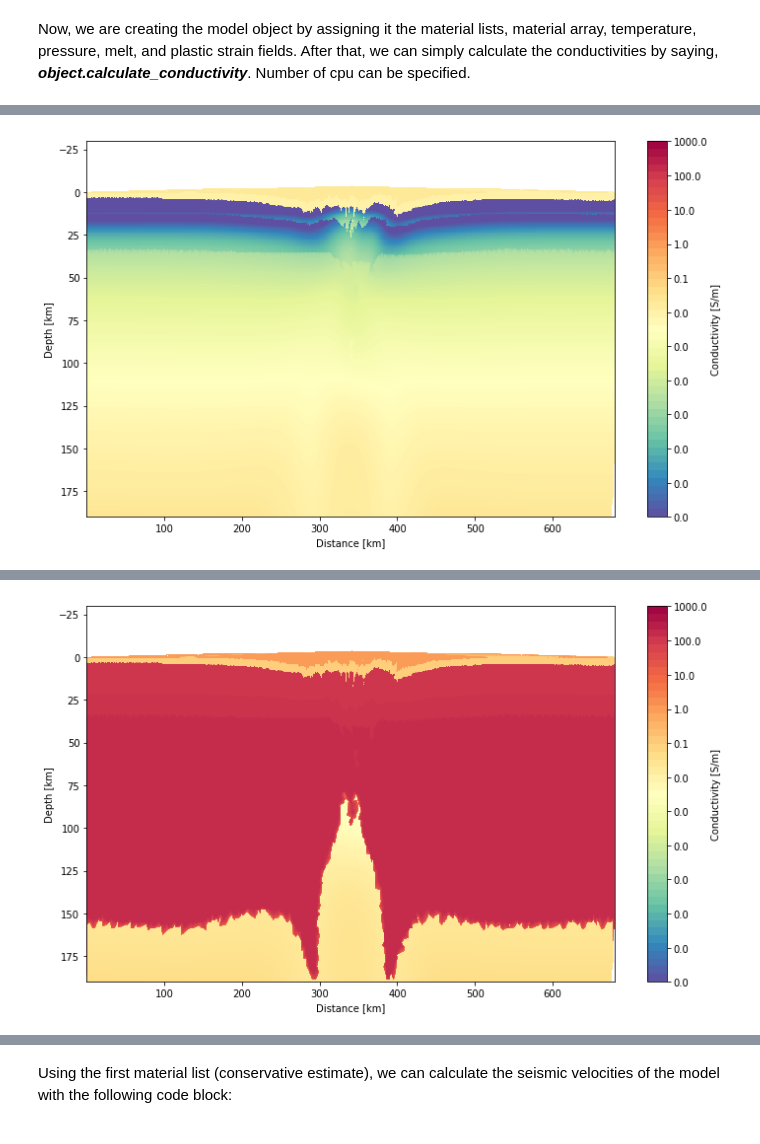
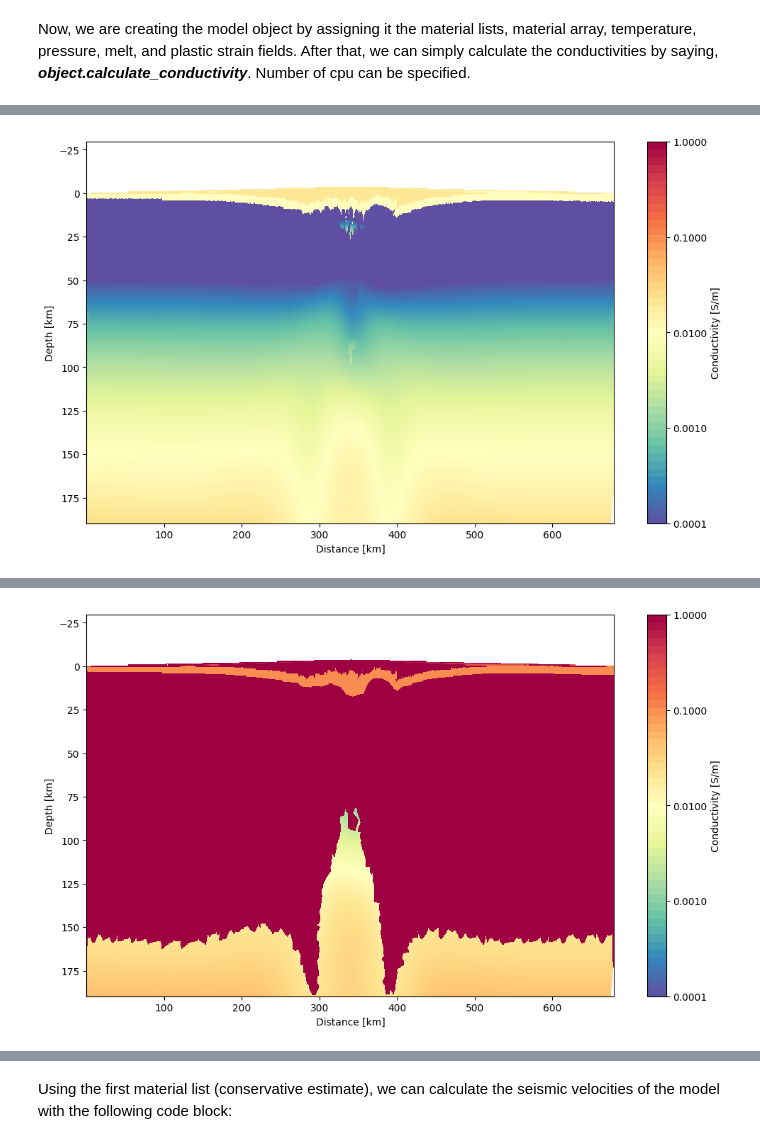
Before and after one commit to sinanozaydin/pide, a Jupyter notebook: examples/notebooks/10_2D_Underworld_Conversion_II_Narrow_Rift.ipynb, the cells around one changed output, grey strips where cells are left out. Drawn from its saved outputs; the diff is of its cells as text; code cells hidden in the pictures.

```diff
--- a/examples/notebooks/10_2D_Underworld_Conversion_II_Narrow_Rift.ipynb
+++ b/examples/notebooks/10_2D_Underworld_Conversion_II_Narrow_Rift.ipynb
@@ -193,13 +193,13 @@ Felsic_Granulite_Lower_Crust = Material(name = 'Felsic_Granulite_Lower_Crust', m
 'opx':0.05, 'amp':0.1, 'quartz': 0.15},
 el_cond_selections = {'plag':1, 'garnet': 0, 'opx':0, 'amp':0, 'quartz': 7}, solid_phase_mixing_idx = 1,
 deformation_dict = {'function_method':'exponential',
-'conductivity_decay_factor':0.2, 'strain_decay_factor':0.2,'strain_percolation_threshold':None})
+'conductivity_decay_factor':0.7, 'conductivity_decay_factor_2':0.2, 'strain_decay_factor':0.3,'strain_percolation_threshold':None})
 
 Felsic_Granulite_Lower_Crust_b = Material(name = 'Felsic_Granulite_Lower_Crust_b', material_index=12, calculation_type = 'mineral', composition = {'plag':0.4275, 'garnet': 0.2375,
 'opx':0.0475, 'amp':0.095, 'quartz': 0.1425, 'sulphide': 0.05},
 el_cond_selections = {'plag':1, 'garnet': 0, 'opx':0, 'amp':0, 'quartz': 7, 'sulphide': 0}, solid_phase_mixing_idx = 2,
 deformation_dict = {'function_method':'exponential',
-'conductivity_decay_factor':0.2, 'strain_decay_factor':0.2,'strain_percolation_threshold':None})
+'conductivity_decay_factor':0.7, 'conductivity_decay_factor_2':0.2, 'strain_decay_factor':0.3,'strain_percolation_threshold':None})
 
 Felsic_Granulite_Lower_Crust_2 = Material()
 Felsic_Granulite_Lower_Crust_2_b = Material()
@@ -219,13 +219,13 @@ Mafic_Granulite_Lower_Crust = Material(name = 'Mafic_Granulite_Lower_Crust', mat
 'cpx':0.25, 'opx':0.05,'amp':0.12, 'quartz':0.04,'kfelds':0.03,'other':0.01},
 el_cond_selections = {'plag':1, 'garnet': 0, 'opx':0, 'amp':0, 'quartz': 7, 'cpx':9, 'kfelds':2, 'other':0}, solid_phase_mixing_idx = 1,
 deformation_dict = {'function_method':'exponential',
-'conductivity_decay_factor':0.2, 'strain_decay_factor':0.2,'strain_percolation_threshold':None})
+'conductivity_decay_factor':0.7, 'conductivity_decay_factor_2':0.2, 'strain_decay_factor':0.3,'strain_percolation_threshold':None})
 
 Mafic_Granulite_Lower_Crust_b = Material(name = 'Mafic_Granulite_Lower_Crust_b', material_index=15, calculation_type = 'mineral', composition = {'plag':0.2945, 'garnet':0.1805,
 'cpx':0.2375, 'opx':0.0475,'amp':0.114, 'quartz':0.038,'kfelds':0.0285,'other':0.0095, 'sulphide': 0.05},
 el_cond_selections = {'plag':1, 'garnet': 0, 'opx':0, 'amp':0, 'quartz': 7, 'cpx':9, 'kfelds':2, 'other':0, 'sulphide': 0}, solid_phase_mixing_idx = 2,
 deformation_dict = {'function_method':'exponential',
-'conductivity_decay_factor':0.2, 'strain_decay_factor':0.2,'strain_percolation_threshold':None})
+'conductivity_decay_factor':0.7, 'conductivity_decay_factor_2':0.2, 'strain_decay_factor':0.3,'strain_percolation_threshold':None})
 
 Mafic_Granulite_Lower_Crust_2 = Material()
 Mafic_Granulite_Lower_Crust_2_b = Material()
@@ -244,7 +244,7 @@ interconnectivities = {'ol':1,'opx':2,'garnet':5, 'cpx':5},
 el_cond_selections = {'ol':4, 'opx':0, 'garnet':0,'cpx':0}, water_distr = True, water = {'bulk':100},
 xfe = {'ol':0.1,'opx':0.1,'garnet':0.1, 'cpx':0.1}, solid_phase_mixing_idx = 0,
 deformation_dict = {'function_method':'exponential',
-'conductivity_decay_factor':0.2, 'strain_decay_factor':0.2,'strain_percolation_threshold':None})
+'conductivity_decay_factor':0.7, 'conductivity_decay_factor_2':0.2, 'strain_decay_factor':0.3,'strain_percolation_threshold':None})
 
 Upper_Mantle_b = Material(name = 'Upper_Mantle', material_index = 17,
 calculation_type = 'mineral', composition = {'ol':0.62,'opx':0.24,'garnet':0.045,'cpx':0.045,'sulphide':0.05},
@@ -252,7 +252,7 @@ interconnectivities = {'ol':1,'opx':2,'garnet':5, 'cpx':5,'sulphide':1},
 el_cond_selections = {'ol':4, 'opx':0, 'garnet':0,'cpx':0,'sulphide':0}, water_distr = True, water = {'bulk':100},
 xfe = {'ol':0.1,'opx':0.1,'garnet':0.1, 'cpx':0.1}, solid_phase_mixing_idx = 0,
 deformation_dict = {'function_method':'exponential',
-'conductivity_decay_factor':0.2, 'strain_decay_factor':0.2,'strain_percolation_threshold':None})
+'conductivity_decay_factor':0.7, 'conductivity_decay_factor_2':0.2, 'strain_decay_factor':0.3,'strain_percolation_threshold':None})
 
 #Asthenospheric mantle - A lherzolite with 100 ppm water object where conductive counterpart has 300 ppm water in it.
 Asthenosphere = Material(name = 'Asthenospheric_Mantle_Object', material_index = 18,
@@ -261,7 +261,7 @@ interconnectivities = {'ol':1,'opx':2,'garnet':5, 'cpx':5},
 el_cond_selections = {'ol':4, 'opx':0, 'garnet':0,'cpx':0}, water_distr = True, water = {'bulk':100},
 xfe = {'ol':0.1,'opx':0.1,'garnet':0.1, 'cpx':0.1}, solid_phase_mixing_idx = 0,
 deformation_dict = {'function_method':'exponential',
-'conductivity_decay_factor':0.2, 'strain_decay_factor':0.2,'strain_percolation_threshold':None})
+'conductivity_decay_factor':0.7, 'conductivity_decay_factor_2':0.2, 'strain_decay_factor':0.3,'strain_percolation_threshold':None})
 
 Asthenosphere_b = Material(name = 'Asthenospheric_Mantle_Object', material_index = 18,
 calculation_type = 'mineral', composition = {'ol':0.65,'opx':0.25,'garnet':0.05,'cpx':0.05},
@@ -269,7 +269,7 @@ interconnectivities = {'ol':1,'opx':2,'garnet':5, 'cpx':5},
 el_cond_selections = {'ol':4, 'opx':0, 'garnet':0,'cpx':0}, water_distr = True, water = {'bulk':300},
 xfe = {'ol':0.1,'opx':0.1,'garnet':0.1, 'cpx':0.1}, solid_phase_mixing_idx = 0,
 deformation_dict = {'function_method':'exponential',
-'conductivity_decay_factor':0.2, 'strain_decay_factor':0.2,'strain_percolation_threshold':None})
+'conductivity_decay_factor':0.7, 'conductivity_decay_factor_2':0.2, 'strain_decay_factor':0.3,'strain_percolation_threshold':None})
 # %% [markdown]
 Now, we want to put them in a list in order to put them in a *Model* object. We also want to define a *material_skip_list*, which is the node skip rate for eatch material included in the lists. This is useful for something like asthenosphere where we do not have much heterogeneity and value can be calculated on a basis of calculating only some of the nodes.
 # %%
@@ -310,15 +310,15 @@ The conductivity for the material  Upper_Mantle  is calculated.
 The conductivity for the material  Asthenospheric_Mantle_Object  is calculated.
 ##############################################################
 # %%
-plot_2D_underworld_Field(xmesh = x_mesh_centers, ymesh = y_mesh_centers, Field = backgr_cond,cblimit_up = 1e3,
-cblimit_down = 1e-8, log_bool=True, cb_name = 'Spectral_r',cbar_label = 'Conductivity [S/m]',plot_save = False)
+plot_2D_underworld_Field(xmesh = x_mesh_centers, ymesh = y_mesh_centers, Field = backgr_cond,cblimit_up = 1,
+cblimit_down = 1e-4, log_bool=True, cb_name = 'Spectral_r',cbar_label = 'Conductivity [S/m]',plot_save = False)
 # %% [output]
-[figure, old version]
+[figure, new version]
 # %%
 #creating model_object
 mt_model_object = Model(material_list = material_object_list_2, material_array = material_array, T = temp_array, P = pressure_array, model_type = 'underworld_2d', melt = melt_array,
 p_strain = pstrain_array, material_node_skip_rate_list = material_skip_list)
-max_cond = mt_model_object.calculate_model(type = 'conductivity', num_cpu = 5)
+max_cond = mt_model_object.calculate_model(type = 'conductivity', num_cpu = 6)
 # %% [output]
 Initiating calculation for the materials appended to the model.
 ##############################################################
@@ -341,10 +341,10 @@ The conductivity for the material  Upper_Mantle  is calculated.
 The conductivity for the material  Asthenospheric_Mantle_Object  is calculated.
 ##############################################################
 # %%
-plot_2D_underworld_Field(xmesh = x_mesh_centers, ymesh = y_mesh_centers, Field = max_cond,cblimit_up = 1e3,
-cblimit_down = 1e-8, log_bool=True, cb_name = 'Spectral_r',cbar_label = 'Conductivity [S/m]',plot_save = False)
+plot_2D_underworld_Field(xmesh = x_mesh_centers, ymesh = y_mesh_centers, Field = max_cond,cblimit_up = 1,
+cblimit_down = 1e-4, log_bool=True, cb_name = 'Spectral_r',cbar_label = 'Conductivity [S/m]',plot_save = False)
 # %% [output]
-[figure, old version]
+[figure, new version]
 # %%
 deform_cond, strain_decay, cond_decay, misfit = mt_model_object.calculate_deformation_related_conductivity(method = 'plastic_strain',
                                                         cond_min = backgr_cond,
```
Also changed, not shown: parts of 7 cells of this notebook, 1 other file.
